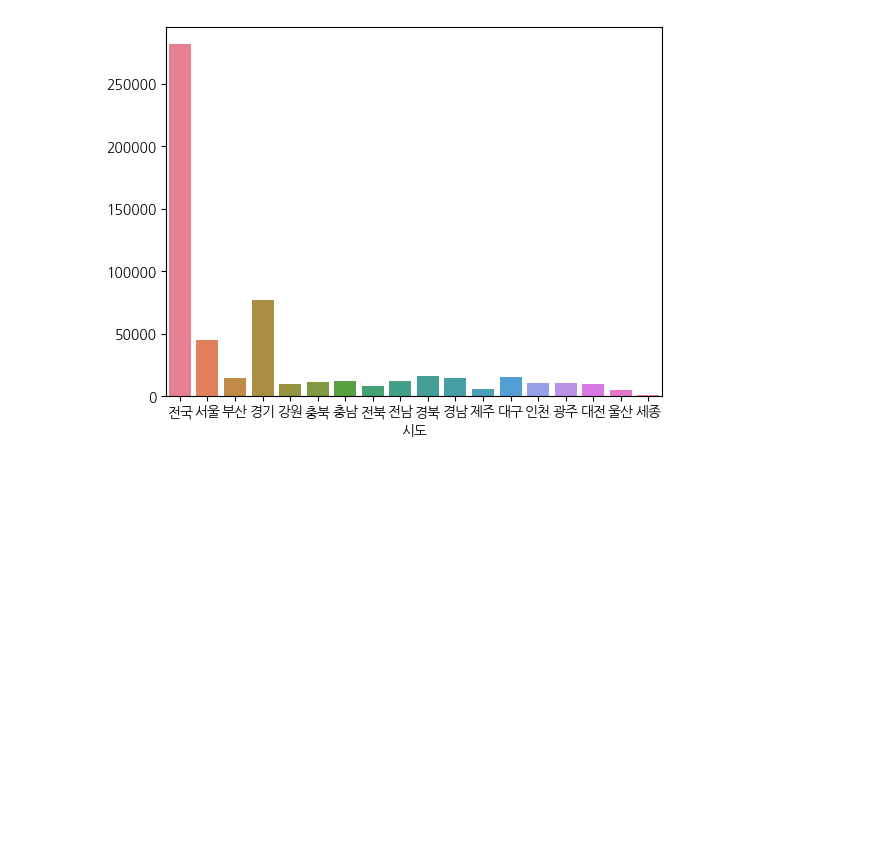
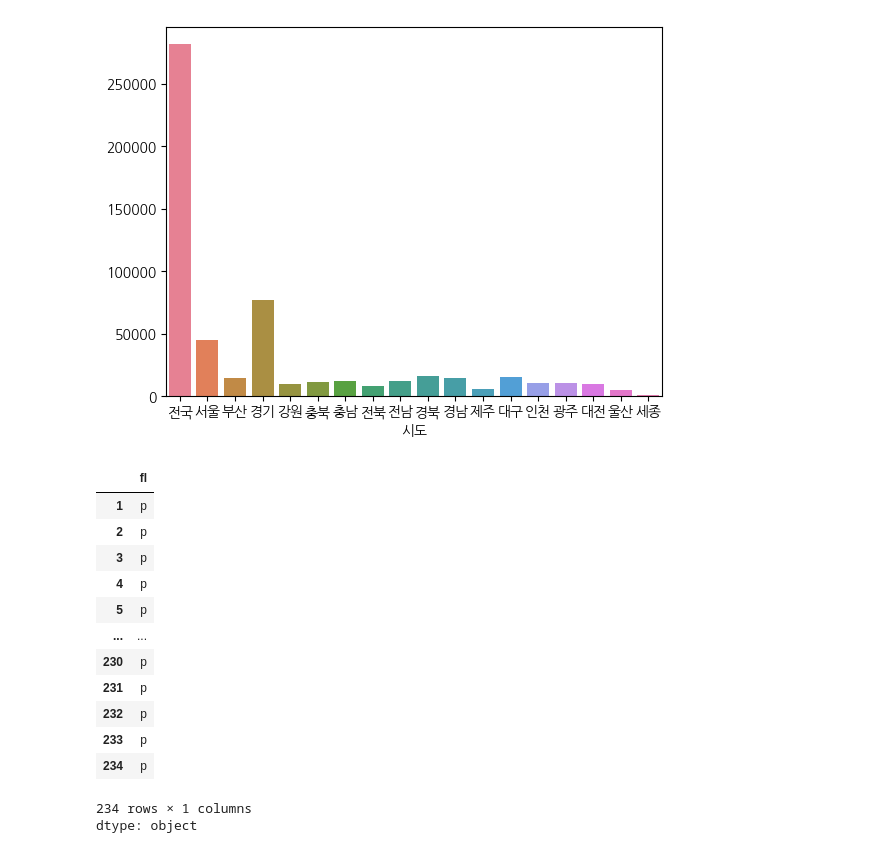
Before and after one commit to parksuejin1026/2026_BDA_Study, a Jupyter notebook: Week7/BDA_week7.ipynb, the cells around one changed output. Drawn from its saved outputs; the diff is of its cells as text; code cells hidden in the pictures; blank space fills up the shorter version.

```diff
--- a/Week7/BDA_week7.ipynb
+++ b/Week7/BDA_week7.ipynb
@@ -303,3 +303,20 @@ sns.barplot(traffic[[traffic.columns[2]]].T)
 plt.show()
 # %% [output]
 [figure]
+# %%
+df_mpg.fl
+# %% [output]
+|  | fl |
+| 1 | p |
+| 2 | p |
+| 3 | p |
+| 4 | p |
+| 5 | p |
+| ... | ... |
+| 230 | p |
+| 231 | p |
+| 232 | p |
+| 233 | p |
+| 234 | p |
+234 rows × 1 columns
+dtype: object
```
Also changed, not shown: parts of 2 cells of this notebook.
